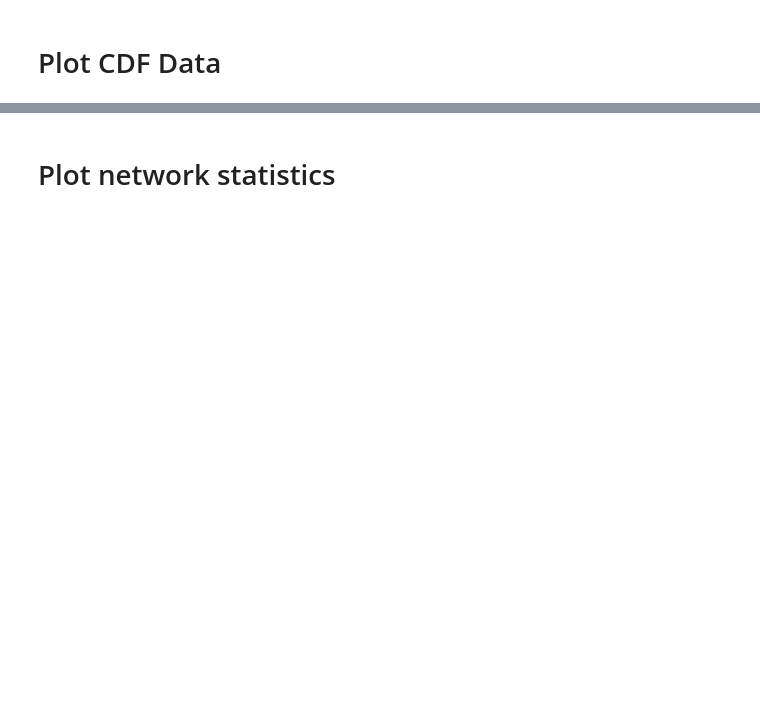
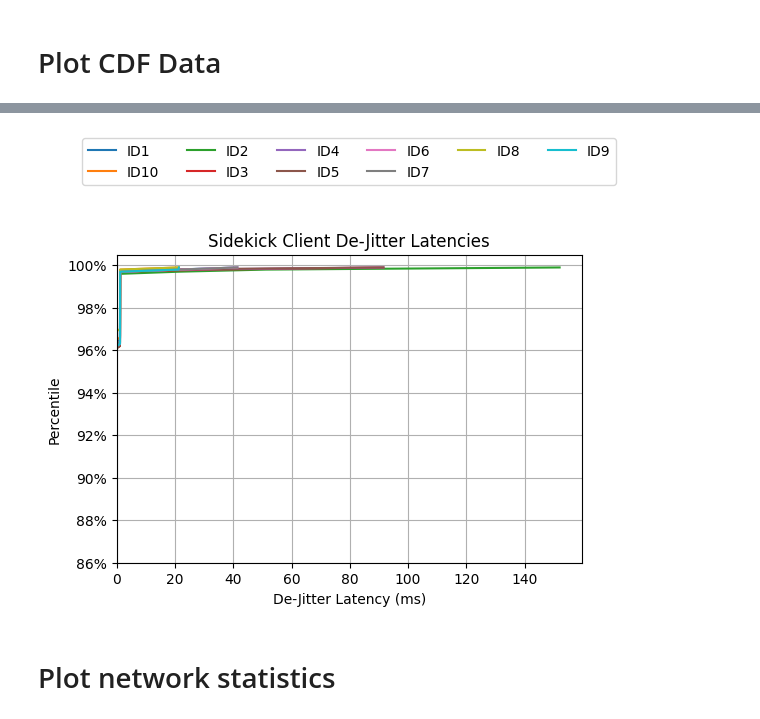
Before and after one commit to StanfordSNR/sidekick-downloads, a Jupyter notebook: notebook/multicast_benchmark.ipynb, the cells around one changed output, grey strips where cells are left out. Saved outputs shown, nothing was run; the diff lists cells and outputs as text; code cells hidden in the pictures; blank space fills up the shorter version.

```diff
--- a/notebook/multicast_benchmark.ipynb
+++ b/notebook/multicast_benchmark.ipynb
@@ -138,3 +167,7 @@ plot_delay_cdf(client_ids, latencies_data, min_pct=86, title='Client De-Jitter L
+# %%
+plot_delay_cdf(results['sidekick_delay30'], title='Sidekick Client De-Jitter Latencies')
+# %% [output]
+[figure, added]
 # %% [markdown]
 # Plot network statistics
 # %%
```
Also changed, not shown: parts of 23 cells of this notebook.
